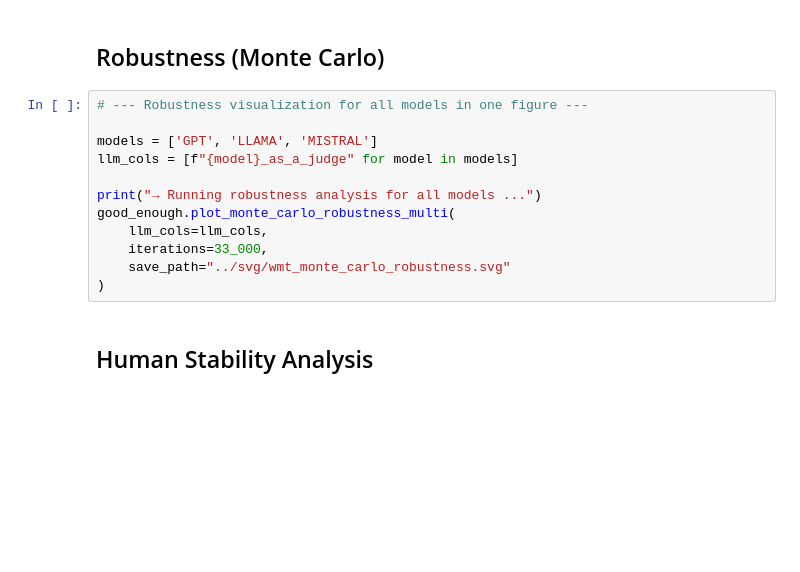
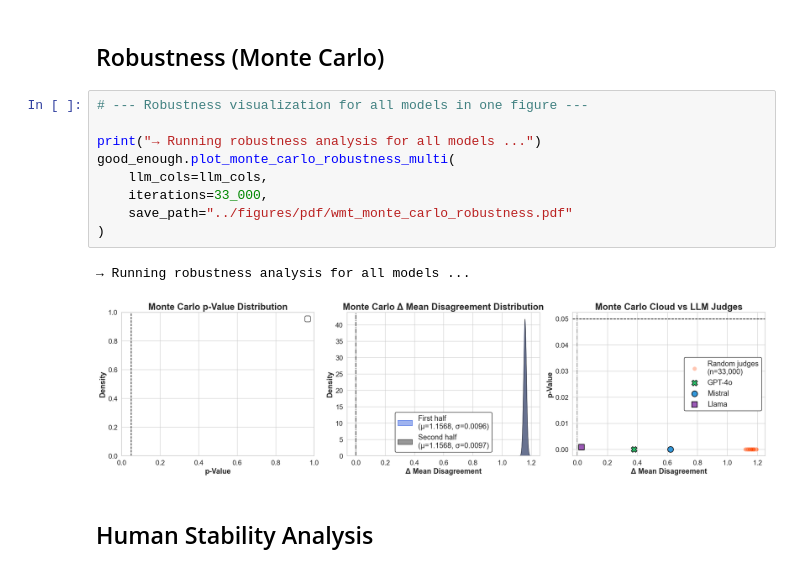
Before and after one commit to Ocean-code-1995/llm-judge-good-enough, a Jupyter notebook: benchmarks/wmt-human/src/analysis.ipynb, the cells around one changed output. Saved outputs shown, nothing was run; the diff lists cells and outputs as text; blank space fills up the shorter version.

Commit message:
refactor(wmt): standardize model names and export evaluation PDFs

```diff
--- a/benchmarks/wmt-human/src/analysis.ipynb
+++ b/benchmarks/wmt-human/src/analysis.ipynb
@@ -167,16 +202,16 @@ good_enough.plot_judges_grid(
 ## Robustness (Monte Carlo)
 # %%
 # --- Robustness visualization for all models in one figure ---
-
-models = ['GPT', 'LLAMA', 'MISTRAL']
-llm_cols = [f"{model}_as_a_judge" for model in models]
 
 print("→ Running robustness analysis for all models ...")
 good_enough.plot_monte_carlo_robustness_multi(
     llm_cols=llm_cols,
     iterations=33_000,
-    save_path="../svg/wmt_monte_carlo_robustness.svg"
+    save_path="../figures/pdf/wmt_monte_carlo_robustness.pdf"
 )
+# %% [output]
+→ Running robustness analysis for all models ...
+[figure, added]
 # %% [markdown]
 ## Human Stability Analysis
 # %%
```
Also changed, not shown: parts of 9 cells of this notebook, 6 other files.
